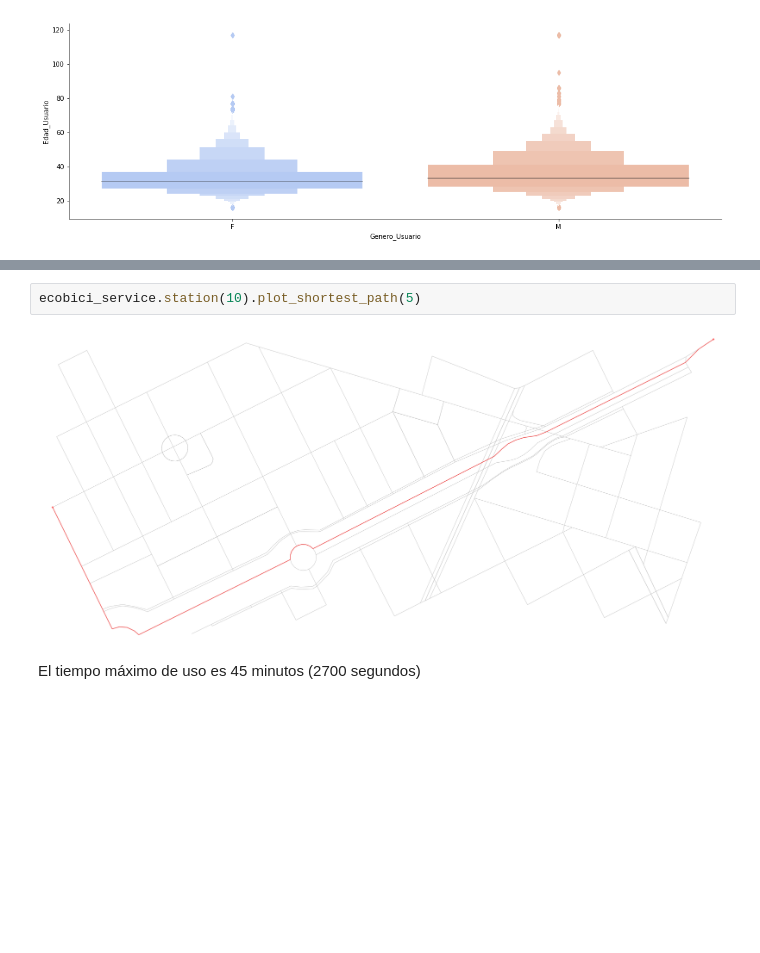
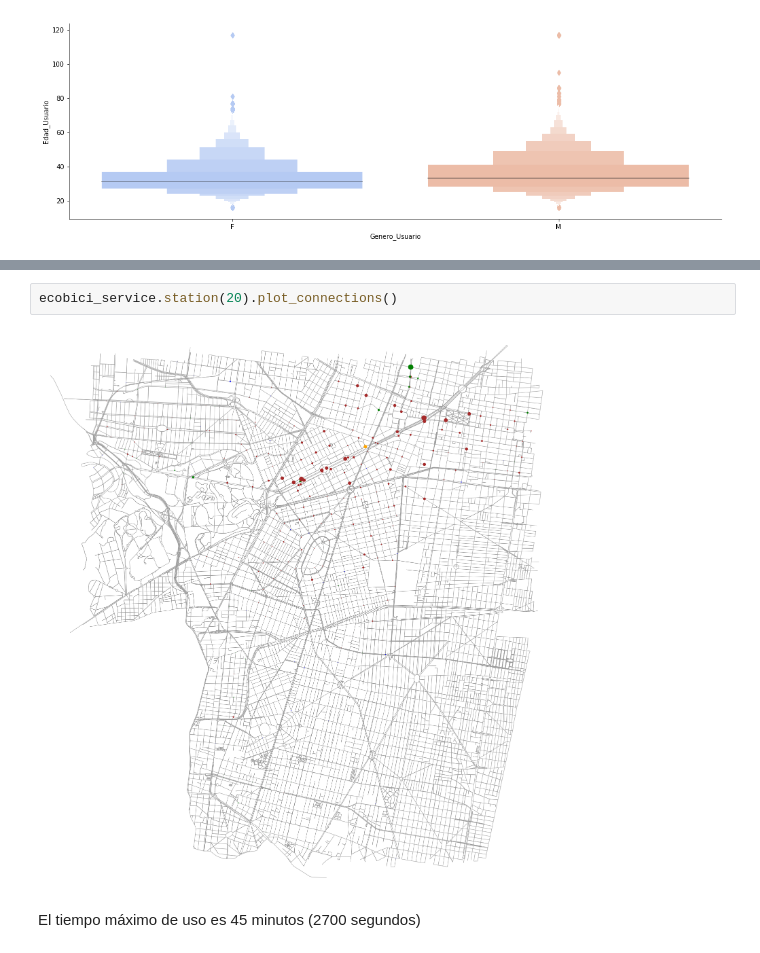
Before and after one commit to paloderosa/ecobici_analysis, a Jupyter notebook: ecobici_network.ipynb, the cells around one changed output, grey strips where cells are left out. Saved outputs shown, nothing was run; the diff lists cells and outputs as text; blank space fills up the shorter version.

```diff
--- a/ecobici_network.ipynb
+++ b/ecobici_network.ipynb
@@ -116,7 +114,7 @@ NameError: name 'metwork_df' is not defined
-# %%
-ecobici_service.station(10).plot_shortest_path(5)
-# %% [output]
-[figure, removed]
+# %%
+ecobici_service.station(20).plot_connections()
+# %% [output]
+[figure, added]
 # %% [markdown]
 El tiempo máximo de uso es 45 minutos (2700 segundos)
 # %%
```
Also changed, not shown: parts of 1 cell of this notebook, 2 other files.
